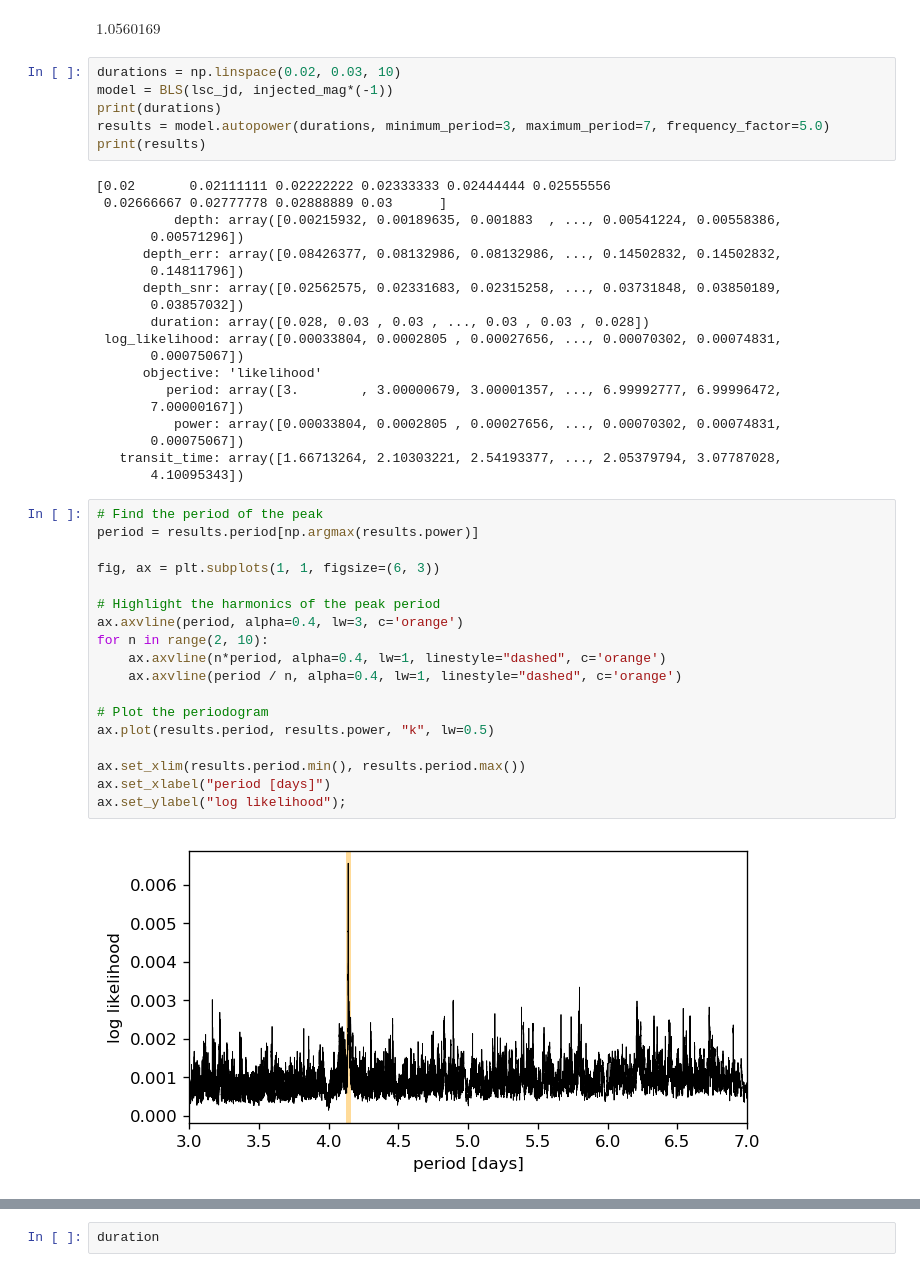
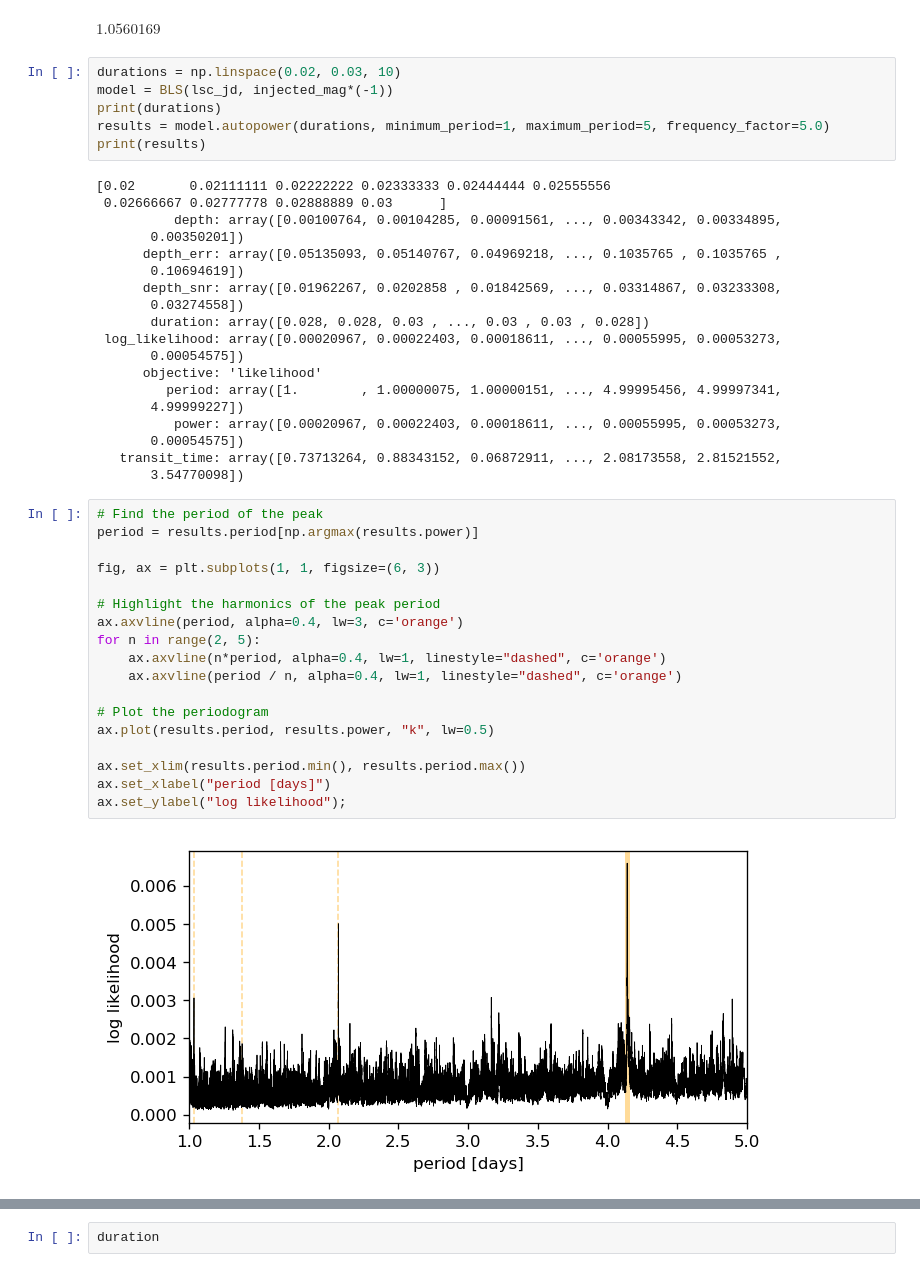
Before and after one commit to ruoyanwangdr/Dectection-of-Bright-Transiting-Exoplanet-with-MASCARA-TESS, a Jupyter notebook: ls_1359354.ipynb, the cells around one changed output, grey strips where cells are left out. Saved outputs shown, nothing was run; the diff lists cells and outputs as text.

```diff
--- a/ls_1359354.ipynb
+++ b/ls_1359354.ipynb
@@ -332,47 +332,47 @@ $1.0560169 \; \mathrm{}$
 durations = np.linspace(0.02, 0.03, 10)
 model = BLS(lsc_jd, injected_mag*(-1))
 print(durations)
-results = model.autopower(durations, minimum_period=3, maximum_period=7, frequency_factor=5.0)
+results = model.autopower(durations, minimum_period=1, maximum_period=5, frequency_factor=5.0)
 print(results)
 # %% [output]
 [0.02       0.02111111 0.02222222 0.02333333 0.02444444 0.02555556
  0.02666667 0.02777778 0.02888889 0.03      ]
-          depth: array([0.00215932, 0.00189635, 0.001883  , ..., 0.00541224, 0.00558386,
-       0.00571296])
-      depth_err: array([0.08426377, 0.08132986, 0.08132986, ..., 0.14502832, 0.14502832,
-       0.14811796])
-      depth_snr: array([0.02562575, 0.02331683, 0.02315258, ..., 0.03731848, 0.03850189,
-       0.03857032])
-       duration: array([0.028, 0.03 , 0.03 , ..., 0.03 , 0.03 , 0.028])
- log_likelihood: array([0.00033804, 0.0002805 , 0.00027656, ..., 0.00070302, 0.00074831,
-       0.00075067])
+          depth: array([0.00100764, 0.00104285, 0.00091561, ..., 0.00343342, 0.00334895,
+       0.00350201])
+      depth_err: array([0.05135093, 0.05140767, 0.04969218, ..., 0.1035765 , 0.1035765 ,
+       0.10694619])
+      depth_snr: array([0.01962267, 0.0202858 , 0.01842569, ..., 0.03314867, 0.03233308,
+       0.03274558])
+       duration: array([0.028, 0.028, 0.03 , ..., 0.03 , 0.03 , 0.028])
+ log_likelihood: array([0.00020967, 0.00022403, 0.00018611, ..., 0.00055995, 0.00053273,
+       0.00054575])
       objective: 'likelihood'
-         period: array([3.        , 3.00000679, 3.00001357, ..., 6.99992777, 6.99996472,
-       7.00000167])
-          power: array([0.00033804, 0.0002805 , 0.00027656, ..., 0.00070302, 0.00074831,
-       0.00075067])
-   transit_time: array([1.66713264, 2.10303221, 2.54193377, ..., 2.05379794, 3.07787028,
-       4.10095343])
+         period: array([1.        , 1.00000075, 1.00000151, ..., 4.99995456, 4.99997341,
+       4.99999227])
+          power: array([0.00020967, 0.00022403, 0.00018611, ..., 0.00055995, 0.00053273,
+       0.00054575])
+   transit_time: array([0.73713264, 0.88343152, 0.06872911, ..., 2.08173558, 2.81521552,
+       3.54770098])
 # %%
 # Find the period of the peak
 period = results.period[np.argmax(results.power)]
 
 fig, ax = plt.subplots(1, 1, figsize=(6, 3))
 
 # Highlight the harmonics of the peak period
 ax.axvline(period, alpha=0.4, lw=3, c='orange')
-for n in range(2, 10):
+for n in range(2, 5):
     ax.axvline(n*period, alpha=0.4, lw=1, linestyle="dashed", c='orange')
     ax.axvline(period / n, alpha=0.4, lw=1, linestyle="dashed", c='orange')
 
 # Plot the periodogram
 ax.plot(results.period, results.power, "k", lw=0.5)
 
 ax.set_xlim(results.period.min(), results.period.max())
 ax.set_xlabel("period [days]")
 ax.set_ylabel("log likelihood");
 # %% [output]
-[figure, old version]
+[figure, new version]
 # %%
 period
 # %% [output]
```
Also changed, not shown: parts of 4 cells of this notebook, 1 other file.
